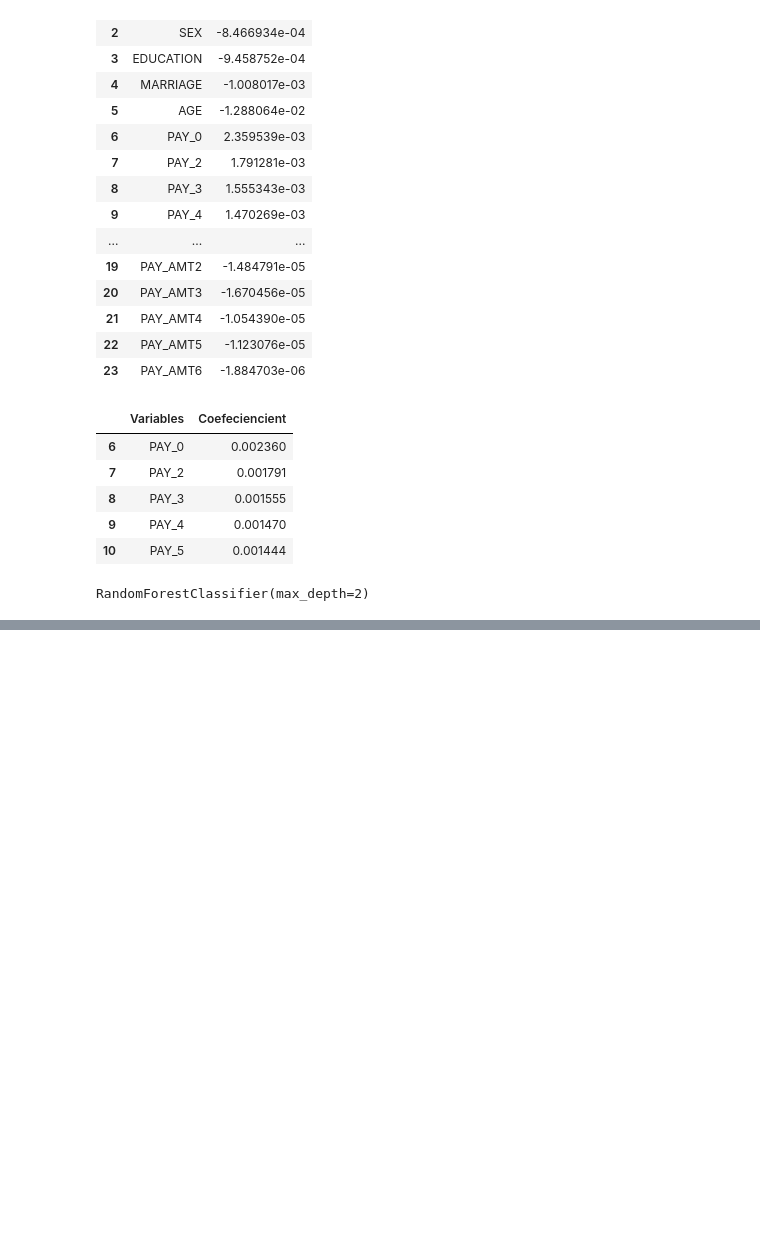
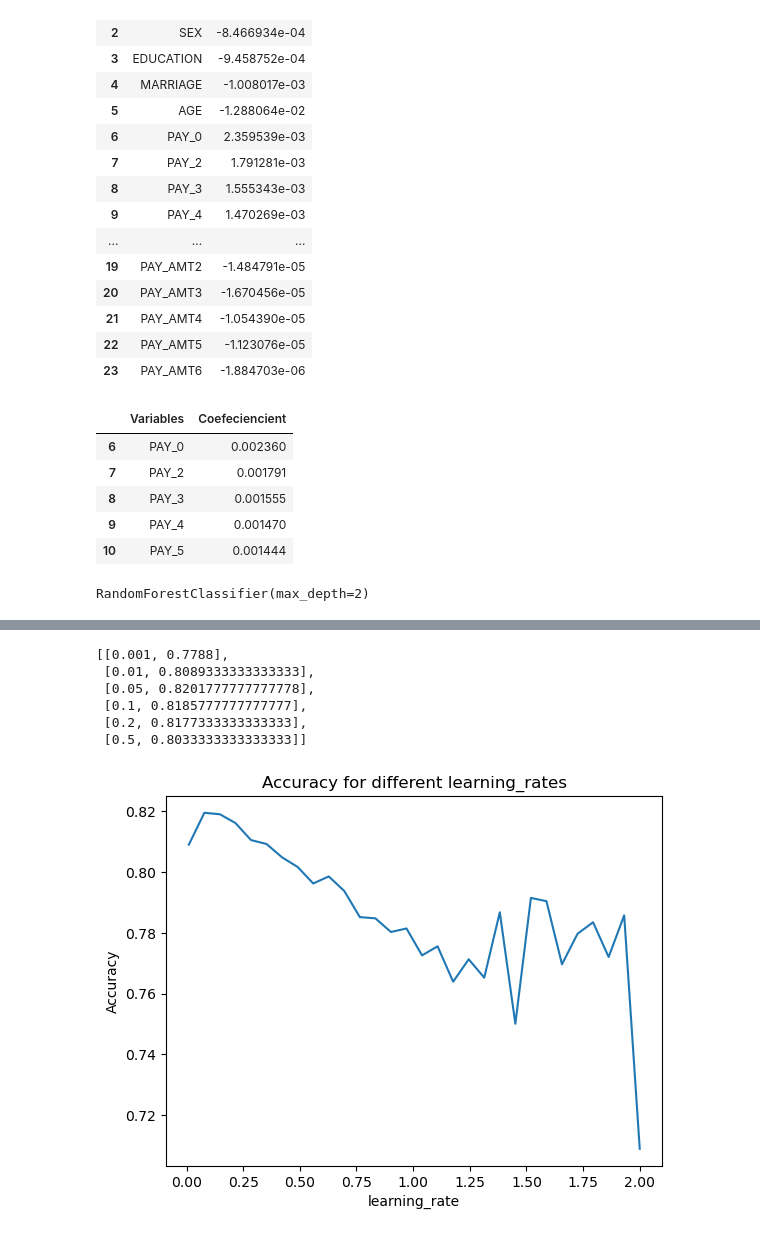
Before and after one commit to nawazf/Data-Engineering-and-AI, a Jupyter notebook: Hyperparameter Tuning/HPChapter1.ipynb, the cells around one changed output, grey strips where cells are left out. Saved outputs shown, nothing was run; the diff lists cells and outputs as text; code cells hidden in the pictures; blank space fills up the shorter version.

```diff
--- a/Hyperparameter Tuning/HPChapter1.ipynb
+++ b/Hyperparameter Tuning/HPChapter1.ipynb
@@ -259,0 +356,36 @@ split_value
+# %%
+learning_rates = [0.001, 0.01, 0.05, 0.1, 0.2, 0.5]
+results_list = []
+# %%
+for learning_rate in learning_rates:
+    gb_clf = GradientBoostingClassifier(learning_rate=learning_rate)
+    gb_clf.fit(X_train, y_train)
+    y_pred = gb_clf.predict(X_test)
+    accuracy = accuracy_score(y_test, y_pred)
+    results_list.append([learning_rate, accuracy])
+results_df = pd.DataFrame(results_list, columns=['learning_rate', 'accuracy'])
+# %%
+results_list
+# %% [output]
+[[0.001, 0.7788],
+ [0.01, 0.8089333333333333],
+ [0.05, 0.8201777777777778],
+ [0.1, 0.8185777777777777],
+ [0.2, 0.8177333333333333],
+ [0.5, 0.8033333333333333]]
+# %%
+learn_rates = np.linspace(0.01, 2, 30)
+accuracies = []
+# %%
+for learn_rate in learn_rates:
+    gb_clf = GradientBoostingClassifier(learning_rate=learn_rate)
+    gb_clf.fit(X_train, y_train)
+    y_pred = gb_clf.predict(X_test)
+    accuracy = accuracy_score(y_test, y_pred)
+    accuracies.append(accuracy)
+# %%
+plt.plot(learn_rates, accuracies)
+plt.gca().set(xlabel='learning_rate', ylabel='Accuracy', title='Accuracy for different learning_rates')
+plt.show()
+# %% [output]
+[figure, added]
```
Also changed, not shown: parts of 52 cells of this notebook, 1 other file.
